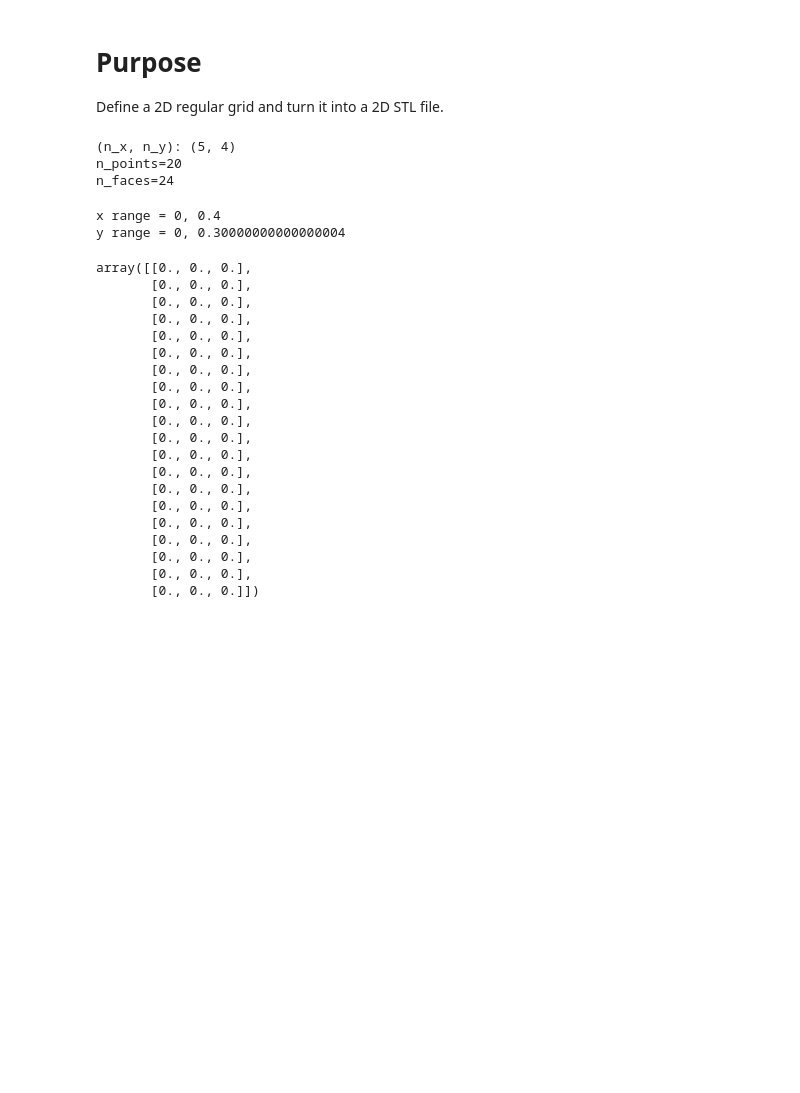
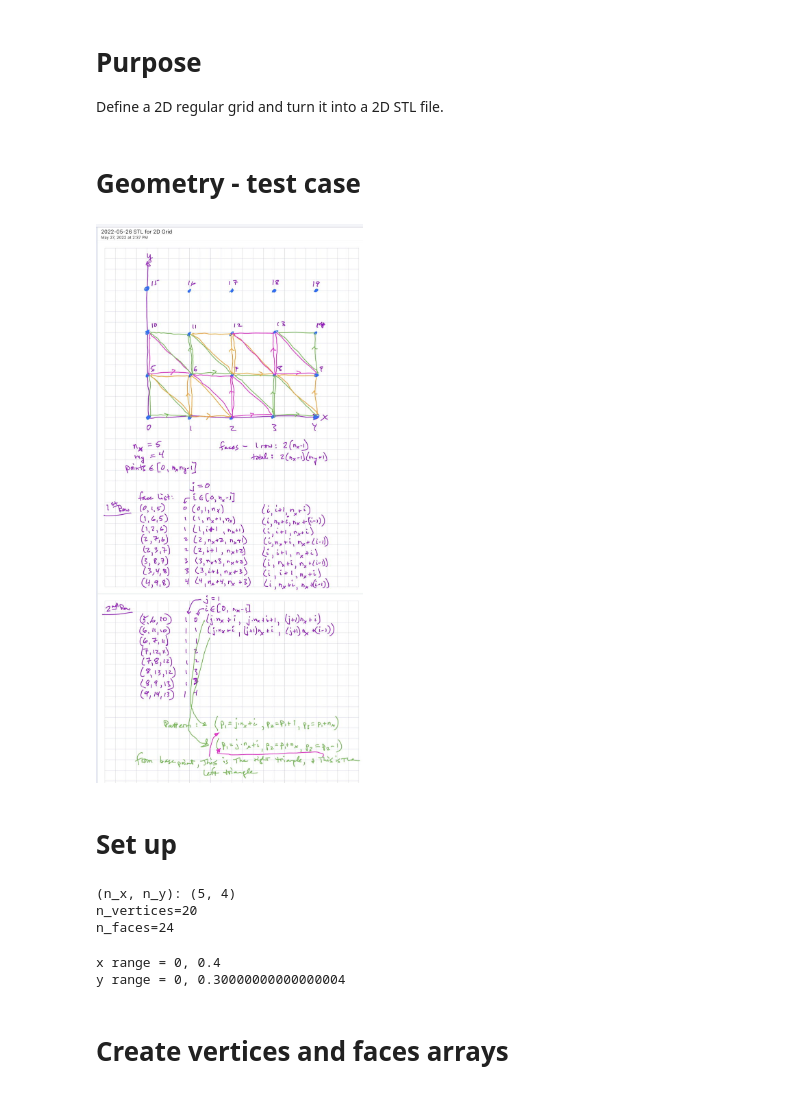
Before and after one commit to gregnordin/notes_to_self, a Jupyter notebook: STL_files/2022_05_27-STL_from_2D_regular_grid.ipynb, the cells around one changed output. Cells and saved outputs as stored; diff of their text form; code cells hidden in the pictures; blank space fills up the shorter version.

Commit message:
Create STL 2D uniform grid

```diff
--- a/STL_files/2022_05_27-STL_from_2D_regular_grid.ipynb
+++ b/STL_files/2022_05_27-STL_from_2D_regular_grid.ipynb
@@ -10,15 +13,23 @@ from stl import mesh
+# %% [markdown]
+# Geometry - test case
+# %%
+Image(filename="2022_05_27-STL_for_2D_Grid.jpg", width=700)
+# %% [output]
+[figure, added]
+# %% [markdown]
+# Set up
 # %%
 n_x = 5
 n_y = 4
-n_points = n_x * n_y
+n_vertices = n_x * n_y
 n_faces = 2 * (n_x - 1) * (n_y - 1)
 
 print(f"(n_x, n_y): {n_x, n_y}")
-print(f"{n_points=}")
+print(f"{n_vertices=}")
 print(f"{n_faces=}")
 # %% [output]
 (n_x, n_y): (5, 4)
-n_points=20
+n_vertices=20
 n_faces=24
 # %%
 dx = 0.1
@@ -29,30 +40,11 @@ print(f"y range = 0, {dy * (n_y - 1)}")
 # %% [output]
 x range = 0, 0.4
 y range = 0, 0.30000000000000004
+# %% [markdown]
+# Create vertices and faces arrays
 # %%
-points = np.zeros((n_points, 3), dtype=np.float)
-points
+vertices = np.zeros((n_vertices, 3), dtype=np.float)
+# vertices
-# %% [output]
-array([[0., 0., 0.],
-       [0., 0., 0.],
-       [0., 0., 0.],
-       [0., 0., 0.],
-       [0., 0., 0.],
-       [0., 0., 0.],
-       [0., 0., 0.],
-       [0., 0., 0.],
-       [0., 0., 0.],
-       [0., 0., 0.],
-       [0., 0., 0.],
-       [0., 0., 0.],
-       [0., 0., 0.],
-       [0., 0., 0.],
-       [0., 0., 0.],
-       [0., 0., 0.],
-       [0., 0., 0.],
-       [0., 0., 0.],
-       [0., 0., 0.],
-       [0., 0., 0.]])
 # %%
 for j in range(n_y):
     for i in range(n_x):
```
Also changed, not shown: parts of 7 cells of this notebook, 2 other files.
